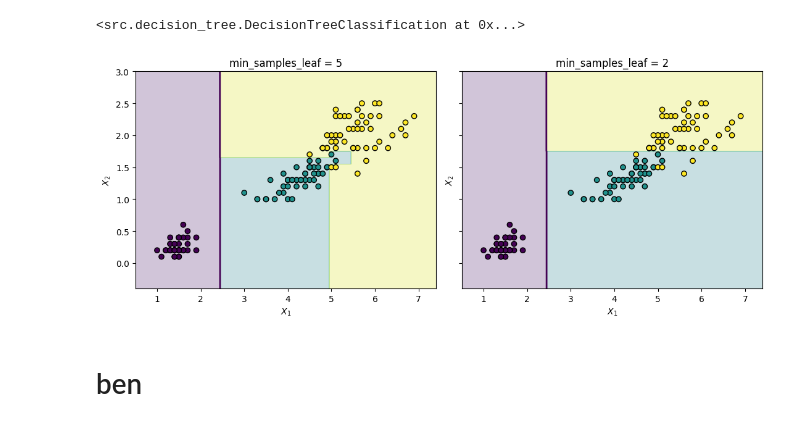
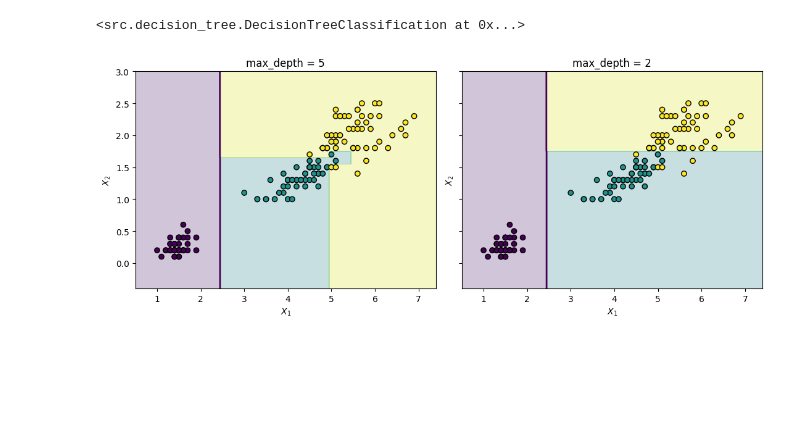
Before and after one commit to EstebanHuriot/ML_Museum, a Jupyter notebook: notebooks/03_DecisionTree.ipynb, the cells around one changed output. Drawn from its saved outputs; the diff is of its cells as text; code cells hidden in the pictures; blank space fills up the shorter version.

```diff
--- a/notebooks/03_DecisionTree.ipynb
+++ b/notebooks/03_DecisionTree.ipynb
@@ -263,35 +286,33 @@ def plot_decision_regions(model, X, y, ax, title):
     X1, X2 = np.meshgrid(x1_values, x2_values)
 
     # convert each point of the grid into an observation
     grid_points = np.column_stack([X1.ravel(),X2.ravel()])
 
     # predict the class of every grid point
     Z = model.predict(grid_points)
     Z = Z.reshape(X1.shape)
 
     # background decision regions
     ax.contourf(X1,X2,Z,alpha=0.25)
 
     # decision boundaries
     ax.contour(X1,X2,Z,levels=[0.5],linewidths=2)
 
     # training observations
     ax.scatter(X[:, 0],X[:, 1],c=y,edgecolors="black")
 
     ax.set_xlabel("$X_1$")
     ax.set_ylabel("$X_2$")
     ax.set_title(title)
 
 
 fig, axes = plt.subplots(1,2,figsize=(11, 4.5),sharex=True,sharey=True)
 
-plot_decision_regions(tree_unrestricted,X,y,axes[0],"min_samples_leaf = 5")
+plot_decision_regions(tree_unrestricted,X,y,axes[0],"max_depth = 5")
 
-plot_decision_regions(tree_regularized,X,y,axes[1],"min_samples_leaf = 2")
+plot_decision_regions(tree_regularized,X,y,axes[1],"max_depth = 2")
 
 plt.tight_layout()
 plt.show()
 # %% [output]
-[figure, old version]
+[figure, new version]
-# %% [markdown]
-# ben
```
Also changed, not shown: parts of 19 cells of this notebook, 1 other file.
